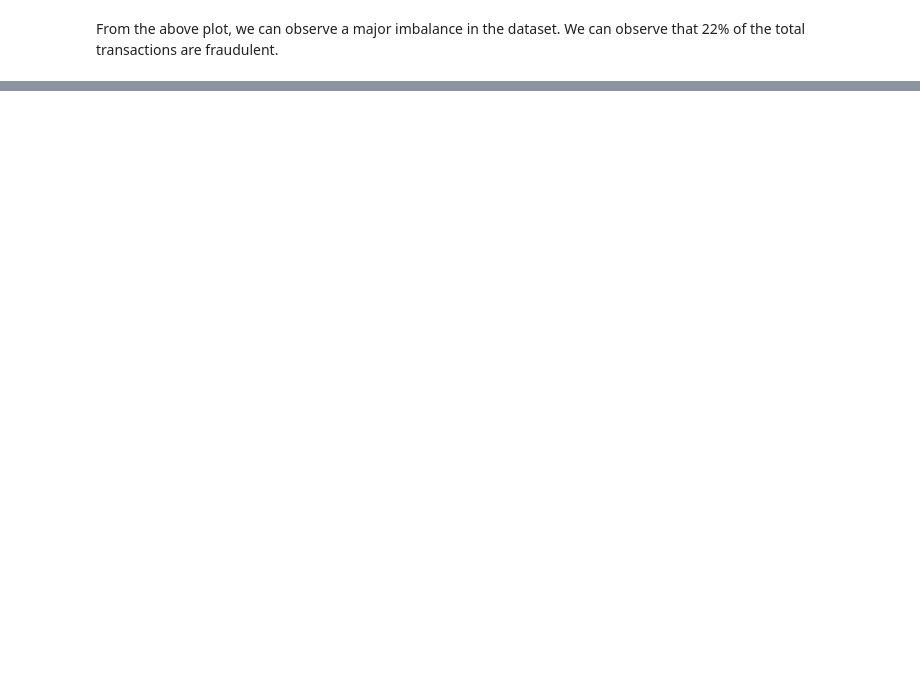
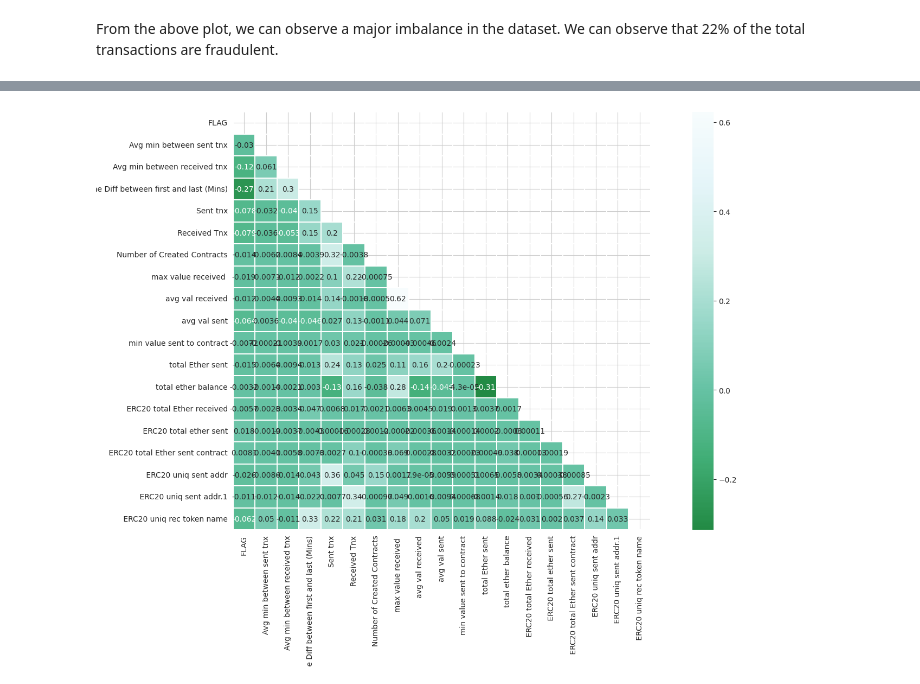
Before and after one commit to krypc-sharath2/EthAI, a Jupyter notebook: EthereumFraud.ipynb, the cells around one changed output, grey strips where cells are left out. Drawn from its saved outputs; the diff is of its cells as text; code cells hidden in the pictures; blank space fills up the shorter version.

```diff
--- a/EthereumFraud.ipynb
+++ b/EthereumFraud.ipynb
@@ -178,0 +404,17 @@ From the above plot, we can observe a major imbalance in the dataset. We can obs
+# %%
+corr_drop = ['total transactions (including tnx to create contract', 'total ether sent contracts', 'max val sent to contract', ' ERC20 avg val rec',
+        ' ERC20 avg val rec',' ERC20 max val rec', ' ERC20 min val rec', ' ERC20 uniq rec contract addr', 'max val sent', ' ERC20 avg val sent',
+        ' ERC20 min val sent', ' ERC20 max val sent', ' Total ERC20 tnxs', 'avg value sent to contract', 'Unique Sent To Addresses',
+        'Unique Received From Addresses', 'total ether received', ' ERC20 uniq sent token name', 'min value received', 'min val sent', ' ERC20 uniq rec addr' ]
+eth_ds.drop(corr_drop, axis=1, inplace=True)
+# %%
+# Recheck the Correlation matrix
+corr = eth_ds.corr()
+
+mask = np.zeros_like(corr)
+mask[np.triu_indices_from(mask)]=True
+with sns.axes_style('whitegrid'):
+    fig, ax = plt.subplots(figsize=(20,10))
+    sns.heatmap(corr,  mask=mask, annot=True, cmap='BuGn_r', center=0, linewidths=0.1, square=True)
+# %% [output]
+[figure, added]
```
Also changed, not shown: parts of 43 cells of this notebook, 2 other files.
